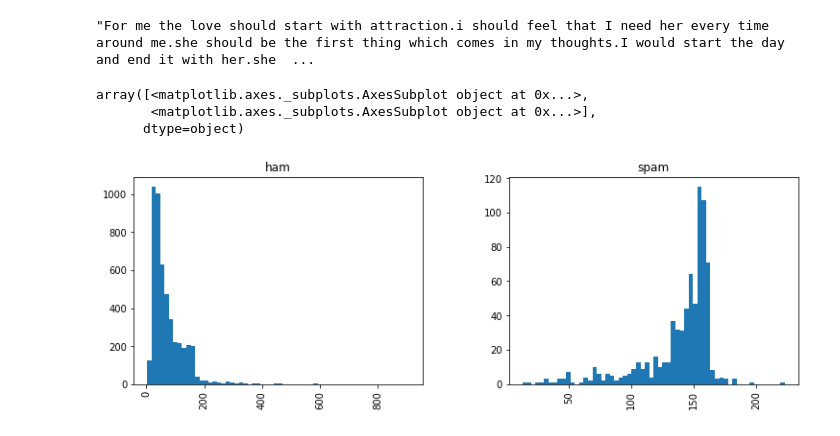
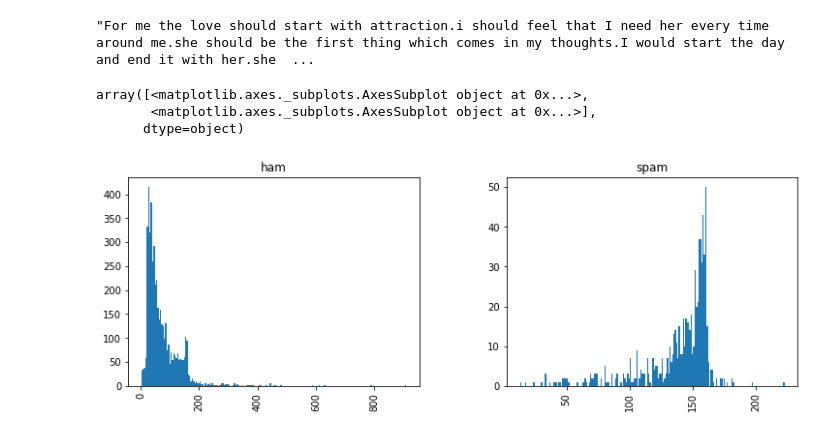
Before and after one commit to kalinst/Data-Science-and-ML-with-Python, a Jupyter notebook: NLP/NLP_SMS_Spam.ipynb, the cells around one changed output. Drawn from its saved outputs; the diff is of its cells as text; code cells hidden in the pictures.

```diff
--- a/NLP/NLP_SMS_Spam.ipynb
+++ b/NLP/NLP_SMS_Spam.ipynb
@@ -107,9 +107,9 @@ messages[messages['lenght']==910]['message'].iloc[0]
 # %% [output]
 "For me the love should start with attraction.i should feel that I need her every time around me.she should be the first thing which comes in my thoughts.I would start the day and end it with her.she  ...
 # %%
-messages.hist(column='lenght', by ='label', bins=60, figsize=(12,4))
+messages.hist(column='lenght', by ='label', bins=200, figsize=(12,4))
 # %% [output]
 array([<matplotlib.axes._subplots.AxesSubplot object at 0x...>,
        <matplotlib.axes._subplots.AxesSubplot object at 0x...>],
       dtype=object)
-[figure, old version]
+[figure, new version]
```
Also changed, not shown: parts of 48 cells of this notebook, 2 other files.
